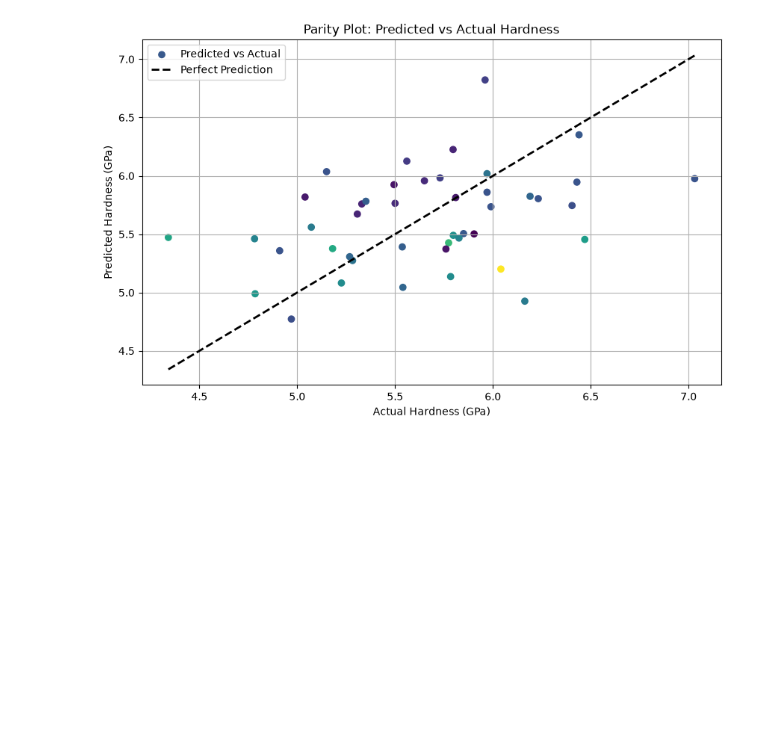
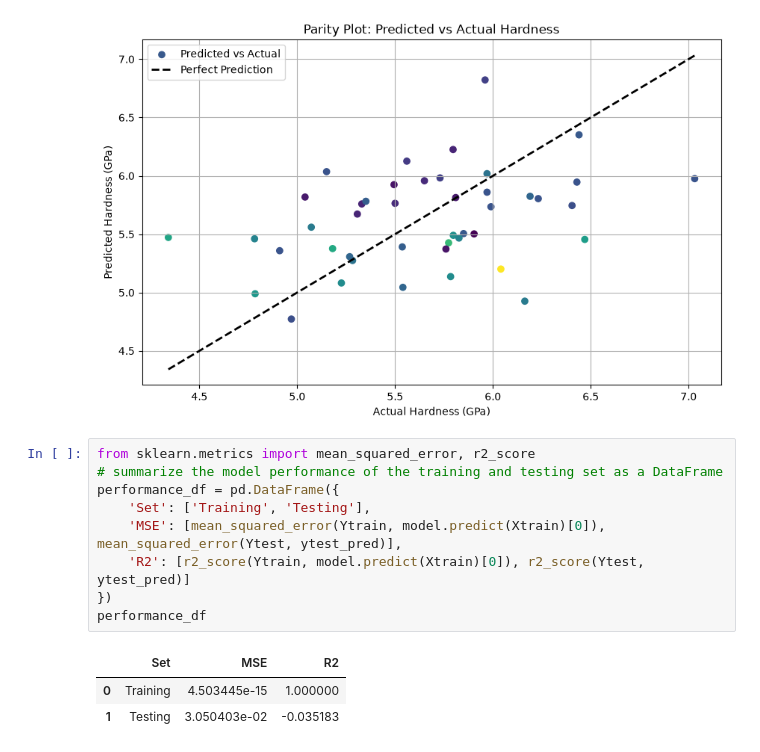
Before and after one commit to aditya-multiscale/iastate_gb_indentation, a Jupyter notebook: gp_analysis.ipynb, the cells around one changed output. Saved outputs shown, nothing was run; the diff lists cells and outputs as text; blank space fills up the shorter version.

```diff
--- a/gp_analysis.ipynb
+++ b/gp_analysis.ipynb
@@ -153,3 +156,16 @@ plt.legend()
 plt.grid()
 # %% [output]
 [figure]
+# %%
+from sklearn.metrics import mean_squared_error, r2_score
+# summarize the model performance of the training and testing set as a DataFrame
+performance_df = pd.DataFrame({
+    'Set': ['Training', 'Testing'],
+    'MSE': [mean_squared_error(Ytrain, model.predict(Xtrain)[0]), mean_squared_error(Ytest, ytest_pred)],
+    'R2': [r2_score(Ytrain, model.predict(Xtrain)[0]), r2_score(Ytest, ytest_pred)]
+})
+performance_df
+# %% [output]
+|  | Set | MSE | R2 |
+| 0 | Training | 4.503445e-15 | 1.000000 |
+| 1 | Testing | 3.050403e-02 | -0.035183 |
```
Also changed, not shown: parts of 4 cells of this notebook, 10 other files.
